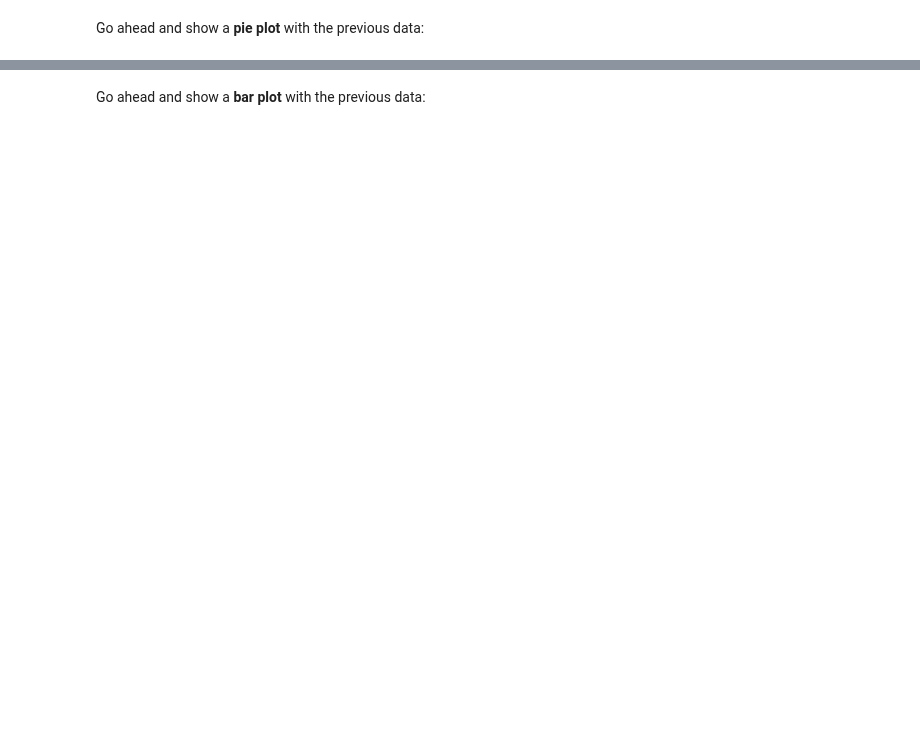
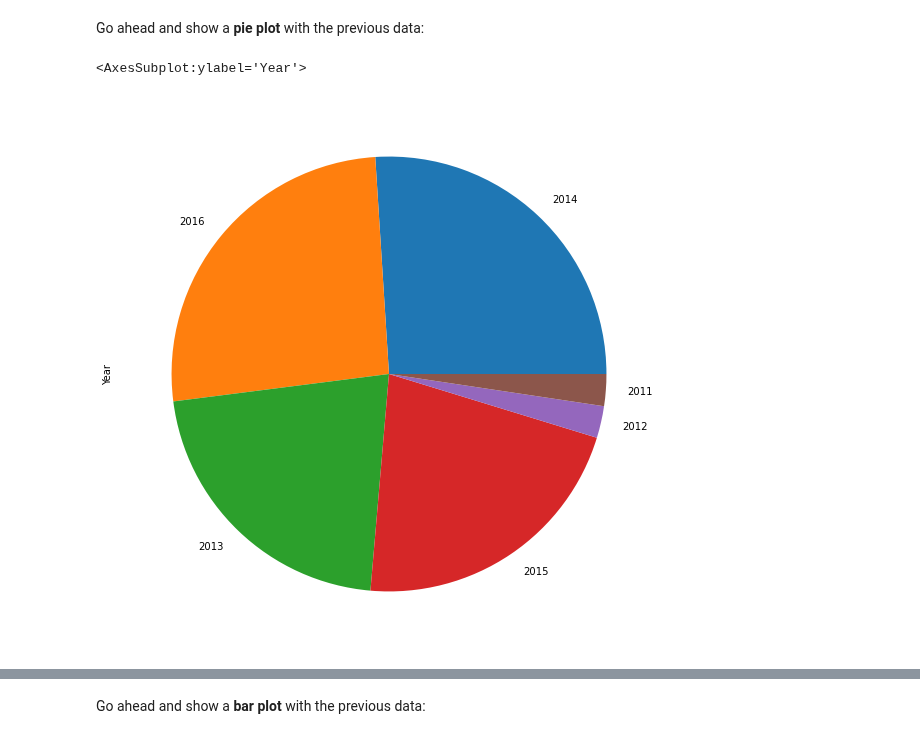
Before and after one commit to ine-rmotr-curriculum/FreeCodeCamp-Pandas-Real-Life-Example, a Jupyter notebook: Exercises_1.ipynb, the cells around one changed output, grey strips where cells are left out. Drawn from its saved outputs; the diff is of its cells as text; code cells hidden in the pictures; blank space fills up the shorter version.

```diff
--- a/Exercises_1.ipynb
+++ b/Exercises_1.ipynb
@@ -69,6 +111,10 @@ sales['Year'].value_counts()
 Go ahead and show a <b>pie plot</b> with the previous data:
 # %%
 # your code goes here
+sales['Year'].value_counts().plot(kind='pie', figsize=(10,10))
+# %% [output]
+<AxesSubplot:ylabel='Year'>
+[figure, added]
 # %%
 sales['Year'].value_counts().plot(kind='pie', figsize=(6,6))
 # %% [markdown]
```
Also changed, not shown: parts of 11 cells of this notebook.
